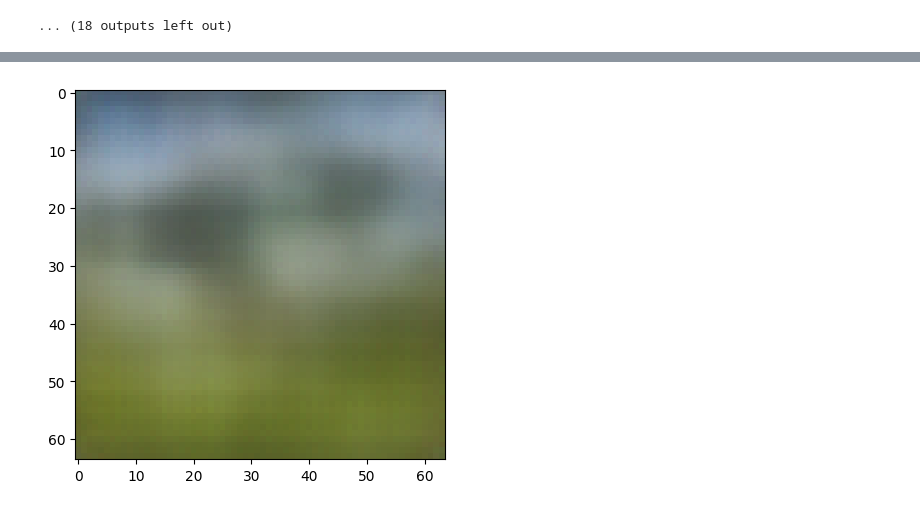
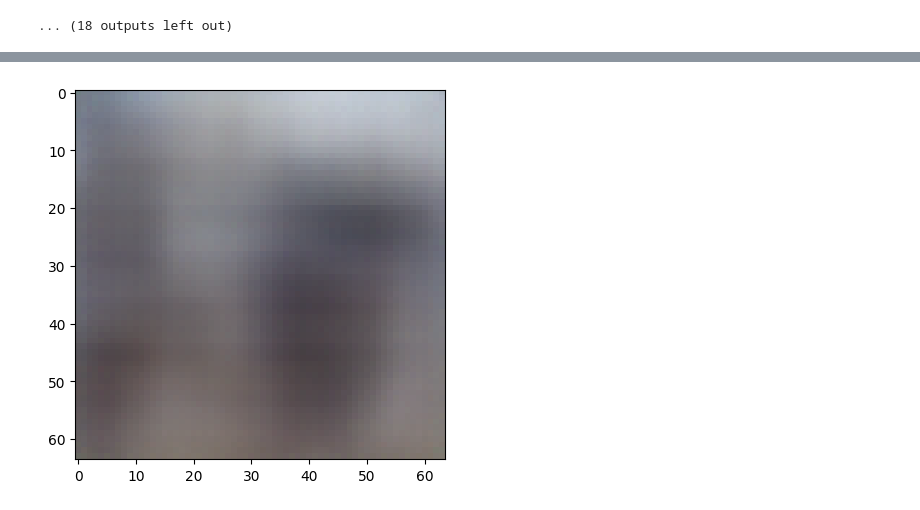
Before and after one commit to Ayma-n/dl-fp, a Jupyter notebook: final_notebooks/64x64 IMAGE EMB. SMALL OG WITH DROPOUT.ipynb, the cells around one changed output, grey strips where cells are left out. Drawn from its saved outputs; the diff is of its cells as text; code cells hidden in the pictures.

```diff
--- a/final_notebooks/64x64 IMAGE EMB. SMALL OG WITH DROPOUT.ipynb
+++ b/final_notebooks/64x64 IMAGE EMB. SMALL OG WITH DROPOUT.ipynb
@@ -273,13 +282,17 @@ Epoch 25/25
 # %%
+#THIS CELL SHOULD BE RUN IF WEIGHTS ALREADY EXISTS
+#existing weights can be found in the "weights" folder
+
 # Prediction
 cvae_predict = ClipCVAE(input_shape=(64, 64, 3), latent_dim=128, dropout_rate=0.3)
 example_input = tf.random.normal((16, 64, 64, 3))
 example_embedding = tf.random.normal((16, 1, 512))
 
 # Dummy prediction to initialize model and be able to load weights
 im = cvae_predict((example_input, example_embedding))[0]
 
+#loading the weights =
 cvae_predict.load_weights("/content/dl-fp/weights/model_64_im_embeds.h5")
-cvae_predict.show_image("herd of white sheep in green grass under blue sky")
+cvae_predict.show_image("cow in snow")
 # %% [output]
-[figure, old version]
+[figure, new version]
```
Also changed, not shown: parts of 8 cells of this notebook, 7 other files.
